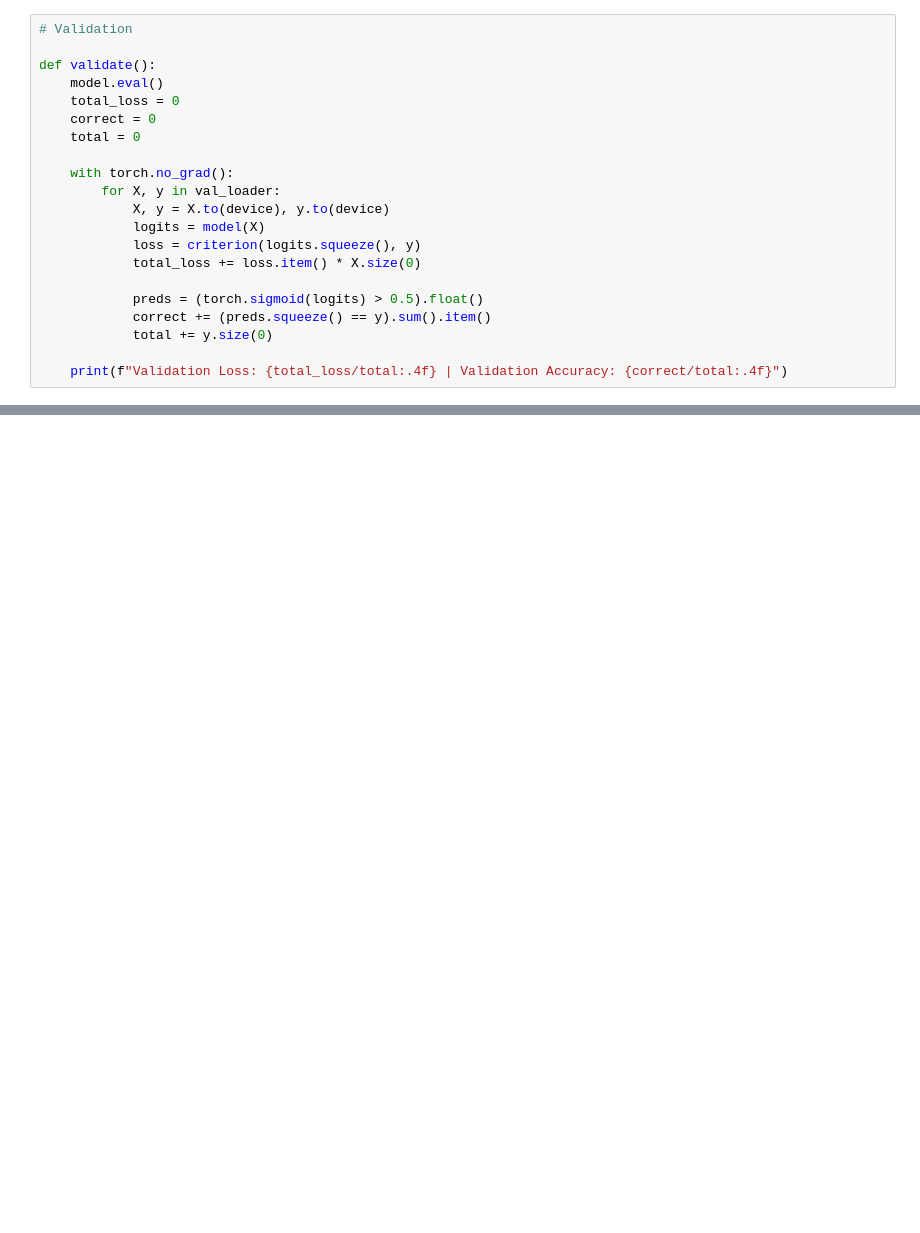
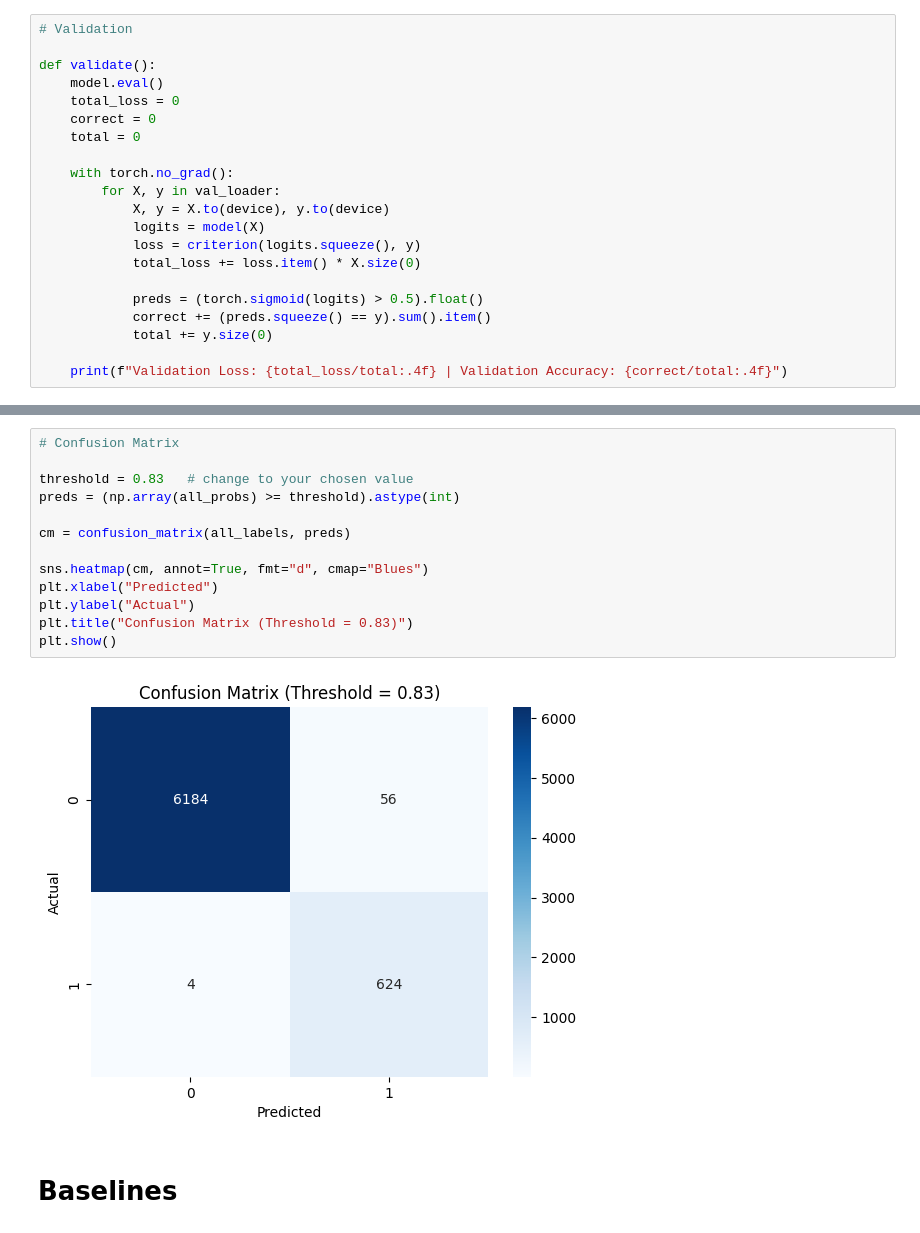
Before and after one commit to emmanuel-sp/Asteroid-PHA-Predictor, a Jupyter notebook: training.ipynb, the cells around one changed output, grey strips where cells are left out. Drawn from its saved outputs; the diff is of its cells as text; blank space fills up the shorter version.

```diff
--- a/training.ipynb
+++ b/training.ipynb
@@ -226,0 +451,17 @@ test()
+# %%
+# Confusion Matrix
+
+threshold = 0.83   # change to your chosen value
+preds = (np.array(all_probs) >= threshold).astype(int)
+
+cm = confusion_matrix(all_labels, preds)
+
+sns.heatmap(cm, annot=True, fmt="d", cmap="Blues")
+plt.xlabel("Predicted")
+plt.ylabel("Actual")
+plt.title("Confusion Matrix (Threshold = 0.83)")
+plt.show()
+# %% [output]
+[figure, added]
+# %% [markdown]
+# Baselines
```
Also changed, not shown: parts of 24 cells of this notebook.
